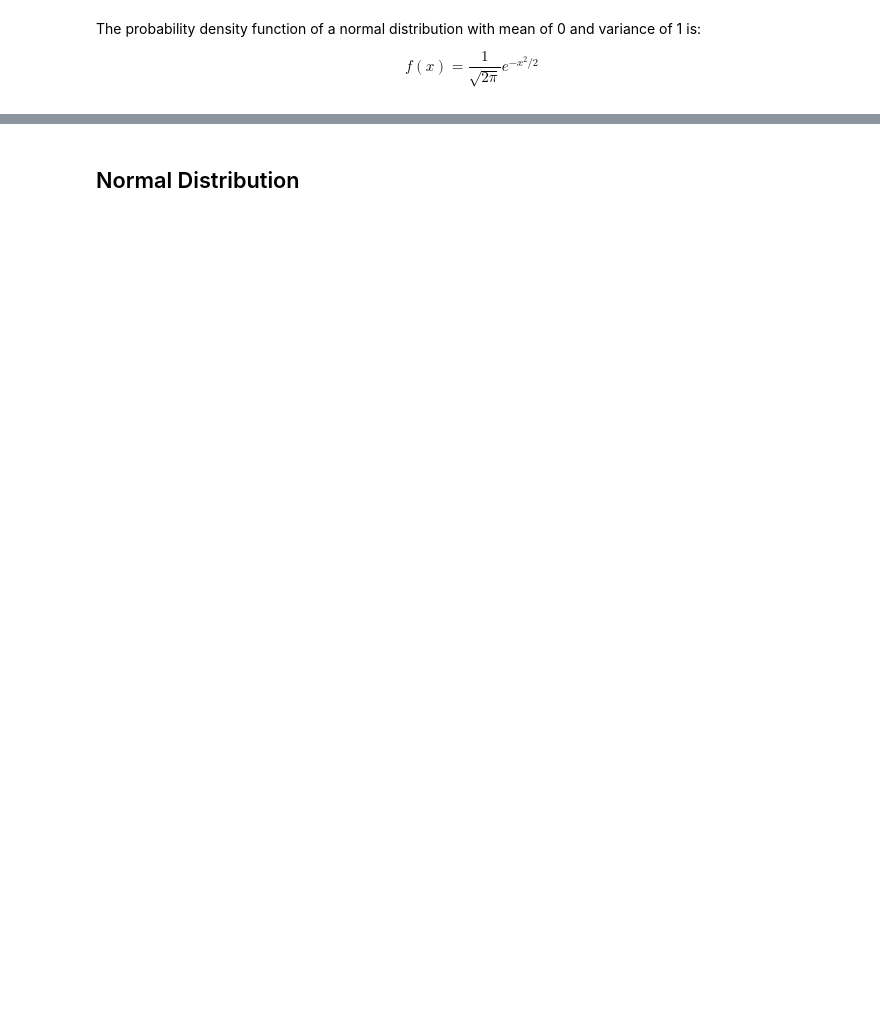
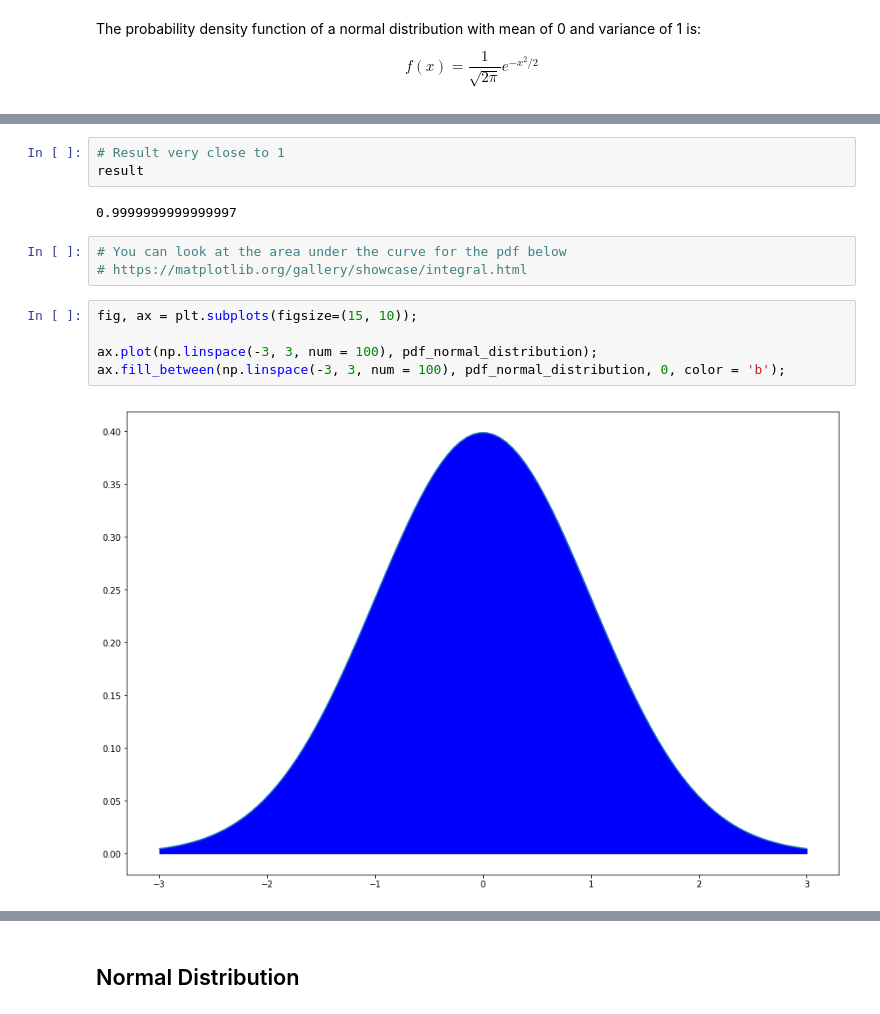
Before and after one commit to mGalarnyk/Python_Tutorials, a Jupyter notebook: Statistics/normal_Distribution_Area_Under_Curve.ipynb, the cells around one changed output, grey strips where cells are left out. Drawn from its saved outputs; the diff is of its cells as text; blank space fills up the shorter version.

```diff
--- a/Statistics/normal_Distribution_Area_Under_Curve.ipynb
+++ b/Statistics/normal_Distribution_Area_Under_Curve.ipynb
@@ -26,0 +45,15 @@ plt.plot(np.linspace(-4, 4, num = 100), pdf_normal_distribution)
+# %%
+# Result very close to 1
+result
+# %% [output]
+0.9999999999999997
+# %%
+# You can look at the area under the curve for the pdf below
+# https://matplotlib.org/gallery/showcase/integral.html
+# %%
+fig, ax = plt.subplots(figsize=(15, 10));
+
+ax.plot(np.linspace(-3, 3, num = 100), pdf_normal_distribution);
+ax.fill_between(np.linspace(-3, 3, num = 100), pdf_normal_distribution, 0, color = 'b');
+# %% [output]
+[figure, added]
```
Also changed, not shown: parts of 19 cells of this notebook, 3 other files.
